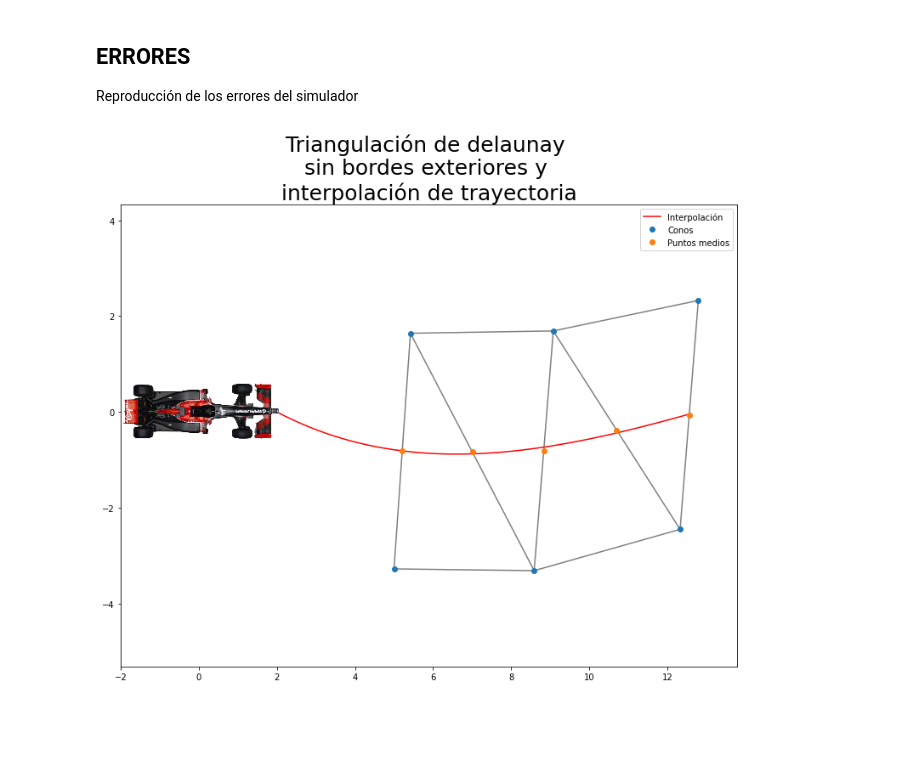
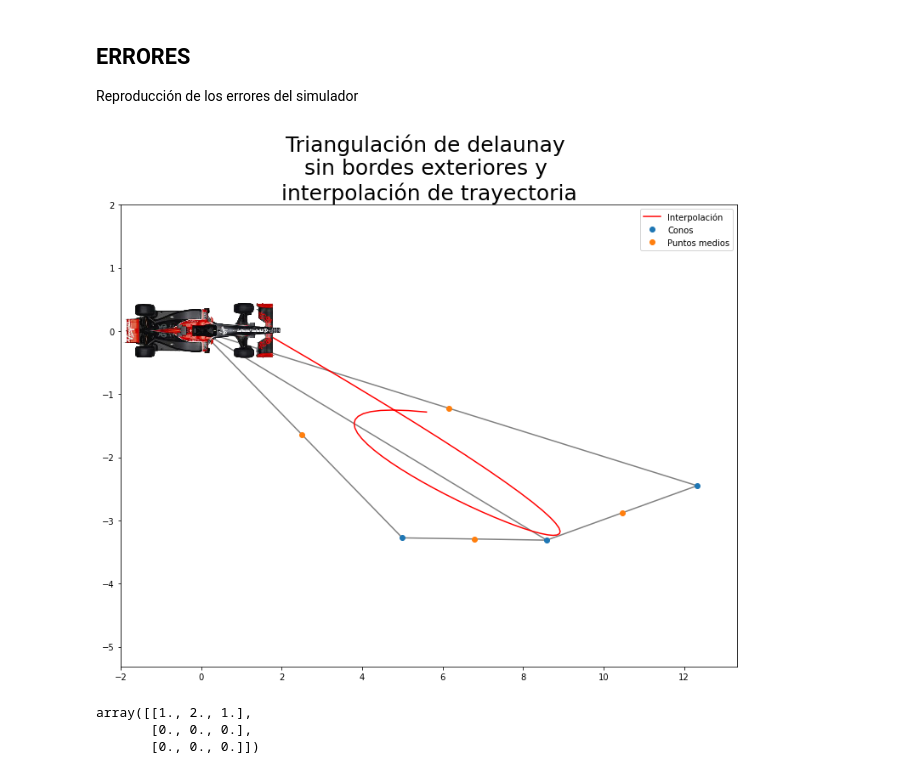
Before and after one commit to FSBDriverless/FS-AI, a Jupyter notebook: Planificación/Triangulacion de Delaunay.ipynb, the cells around one changed output. Drawn from its saved outputs; the diff is of its cells as text; code cells hidden in the pictures; blank space fills up the shorter version.

```diff
--- a/Planificación/Triangulacion de Delaunay.ipynb
+++ b/Planificación/Triangulacion de Delaunay.ipynb
@@ -421,15 +421,31 @@ def getImage(path, zoom=1):
     return OffsetImage(plt.imread(path), zoom=zoom)
 # %%
 out_points = [[8.589937210083008, -3.3124613761901855],[5.000889778137207, -3.276102304458618],[12.327032089233398, -2.450221300125122]]
+#out_points = [[8.589937210083008, -3.3124613761901855],[5.000889778137207, -3.276102304458618],[12.327032089233398, -2.450221300125122]]
 in_points = [[12.79356575012207, 2.327507734298706],[9.07925033569336, 1.6913830041885376],[5.420897960662842, 1.6431074142456055]]
+#in_points = [[12.79356575012207, 2.327507734298706],[5.420897960662842, 1.6431074142456055]]
 
 out_points = ordenar_respecto([0,0], out_points)
 in_points = ordenar_respecto([0,0], in_points)
 
-points = np.zeros([len(in_points)*2, 2])
-for i in range(0, len(in_points)):
-    points[2*i] = in_points[i]
-    points[2*i+1] = out_points[i]
+# points = np.zeros([len(in_points)*2, 2])
+# for i in range(0, len(in_points)):
+#     points[2*i] = in_points[i]
+#     points[2*i+1] = out_points[i]
+#
+
+points = np.zeros([len(out_points)+len(in_points), 2])
+points[0:len(out_points)] = out_points
+points[len(out_points):len(in_points)]
+# points = np.zeros([7,2])
+
+# points[0] = out_points[0]
+# points[1] = in_points[0]
+# points[2] = out_points[1]
+# points[3] = in_points[1]
+# points[4] = out_points[2]
+# points[5] = None
+# points[6] = [14.327032089233398, -0.450221300125122]
 
 xmax, ymax = points.max(axis=0)
 xmin, ymin = points.min(axis=0)
@@ -466,33 +482,41 @@ while (i < s.shape[0]):
         i = i + 1;
 
 for fila in range(0, points.shape[0]):
     for columna in range (0, fila):
         #print(str(fila)+', '+str(columna))
         if (edgesMatrix [fila][columna] == 1): #Es uno interno
             p1 = points[fila]
             p2 = points[columna]
 
             internalEdges.append(np.array([(p1[0]+p2[0])/2, (p1[1]+p2[1])/2]))
 
 
 internal = np.array(internalEdges)
 points_mal = np.transpose(internal)
 tck,u = splprep([internal[:,0], internal[:,1]],k=3,s=32)
 
 u=np.linspace(0,1,num=50,endpoint=True)
 out = splev(u,tck)
 
 
 plt.plot(out[0], out[1], label='Interpolación', color="red")
-a = plt.triplot(points[:,0], points[:,1], s, color='grey')
-#a.pop(0).remove()
+plt.triplot(points[:,0], points[:,1], s, color='grey')
 plt.plot(points[:,0], points[:,1], 'o', label='Conos')
 plt.plot(internal[1:,0], internal[1:,1], 'o',label='Puntos medios')
 ax.add_artist(ab)
 plt.legend()
 plt.title('Triangulación de delaunay \nsin bordes exteriores y \ninterpolación de trayectoria',
       fontsize=25,
       color="black")
 plt.show()
 # %% [output]
-[figure, old version]
+[figure, new version]
+# %%
+p = np.zeros([3,3])
+a = [1,2]
+p[0] = a + [1]
+p
+# %% [output]
+array([[1., 2., 1.],
+       [0., 0., 0.],
+       [0., 0., 0.]])
```
Also changed, not shown: 1 other file.
